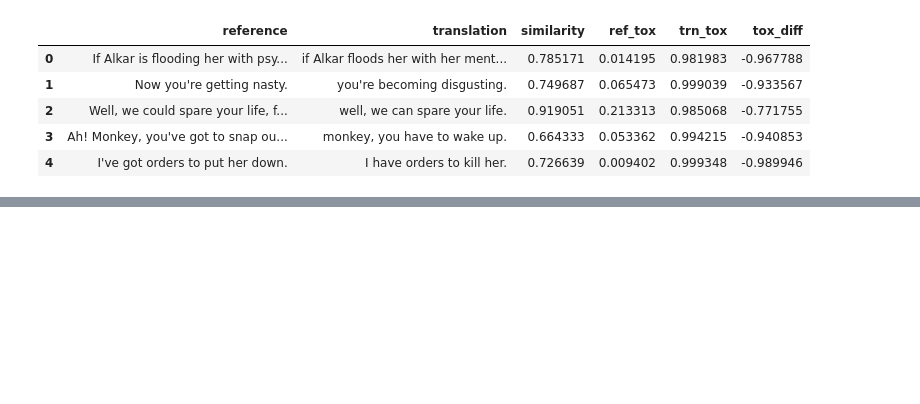
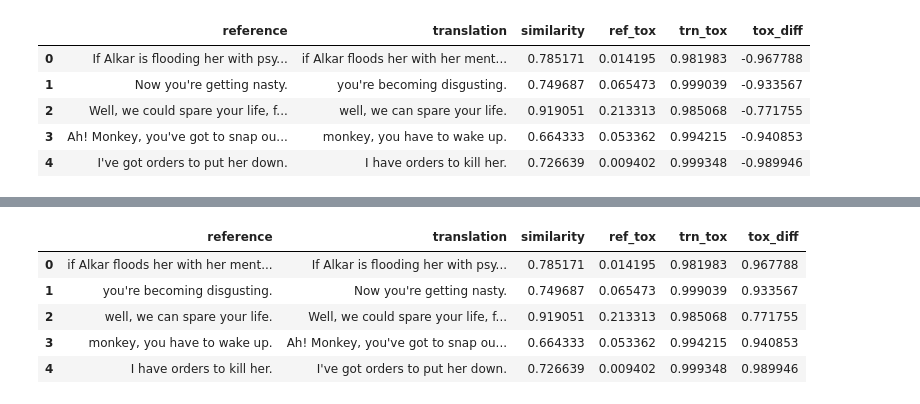
Before and after one commit to danielpancake/text-detox, a Jupyter notebook: notebooks/02-data-preps.ipynb, the cells around one changed output, grey strips where cells are left out. Cells and saved outputs as stored; diff of their text form; code cells hidden in the pictures; blank space fills up the shorter version.

```diff
--- a/notebooks/02-data-preps.ipynb
+++ b/notebooks/02-data-preps.ipynb
@@ -24,0 +46,8 @@ df = df[df["similarity"] >= 0.5]
+# %%
+# Drop rows with reference or translation text length more than 700 symbols
+df = df[df["reference"].str.len() <= 700]
+df = df[df["translation"].str.len() <= 700]
+
+# and cut both reference and translation texts to 700 symbols
+df["reference"] = df["reference"].str[:700]
+df["translation"] = df["translation"].str[:700]
@@ -44,18 +80,0 @@ Dropped 0 rows
-# %%
-# Make a combined text column
-
-# The format is: [s]text[/s]»[t]text[/t]
-# [s] - source text
-# [t] - target text
-# » - separator
-
-# If the tox_diff is negative, swap reference and translation
-
-df["combined_text"] = df.apply(
-    lambda row: f"[tox]{row['reference']}[/tox] » [clean]{row['translation']}[/clean]"
-    if row["tox_diff"] > 0
-    else f"[tox]{row['translation']}[/tox] » [clean]{row['reference']}[/clean]",
-    axis=1,
-)
-
-df.head()
@@ -73,0 +81,20 @@ df["combined_text"].to_csv(
+# %%
+# Prepare for packing back to file
+# First, let's swap reference and translation texts if the translation is more toxic
+index_mask = df["tox_diff"] < 0
+
+df.loc[index_mask, "reference"], df.loc[index_mask, "translation"] = (
+    df.loc[index_mask, "translation"],
+    df.loc[index_mask, "reference"],
+)
+
+# ..and change the toxicity difference sign
+df.loc[index_mask, "tox_diff"] = -df.loc[index_mask, "tox_diff"]
+df.head()
+# %% [output]
+|  | reference | translation | similarity | ref_tox | trn_tox | tox_diff |
+| 0 | if Alkar floods her with her ment... | If Alkar is flooding her with psy... | 0.785171 | 0.014195 | 0.981983 | 0.967788 |
+| 1 | you're becoming disgusting. | Now you're getting nasty. | 0.749687 | 0.065473 | 0.999039 | 0.933567 |
+| 2 | well, we can spare your life. | Well, we could spare your life, f... | 0.919051 | 0.213313 | 0.985068 | 0.771755 |
+| 3 | monkey, you have to wake up. | Ah! Monkey, you've got to snap ou... | 0.664333 | 0.053362 | 0.994215 | 0.940853 |
+| 4 | I have orders to kill her. | I've got orders to put her down. | 0.726639 | 0.009402 | 0.999348 | 0.989946 |
```
Also changed, not shown: parts of 10 cells of this notebook, 4 other files.
